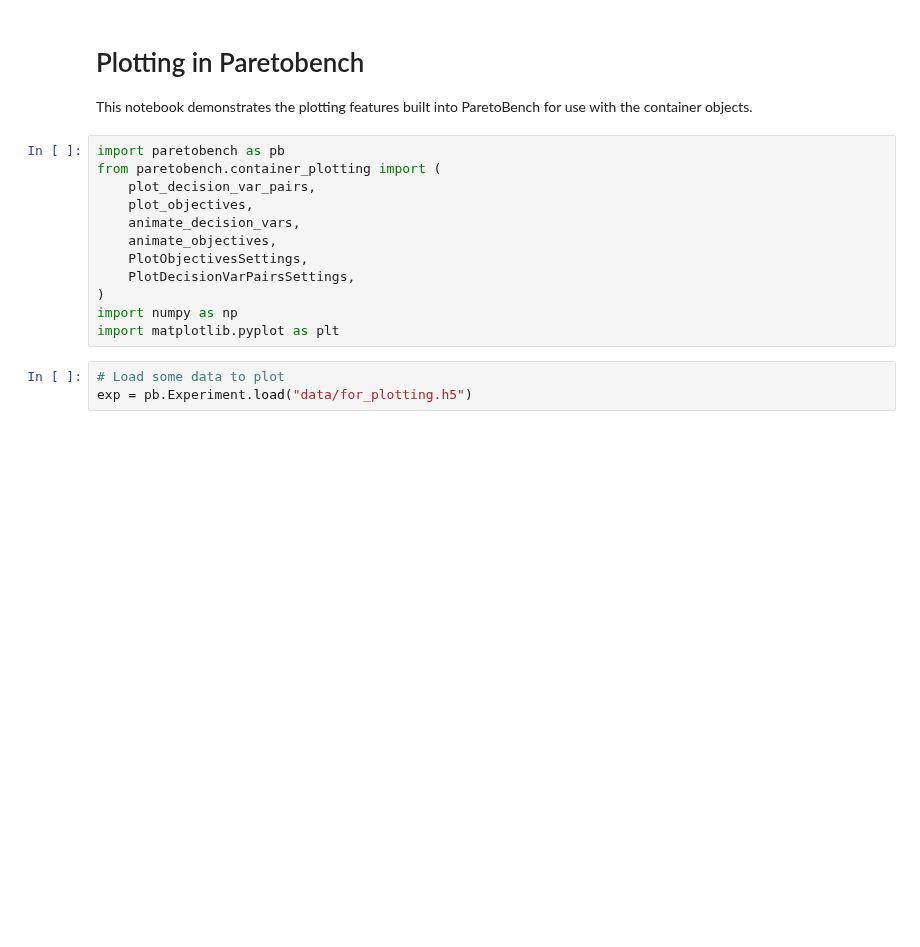
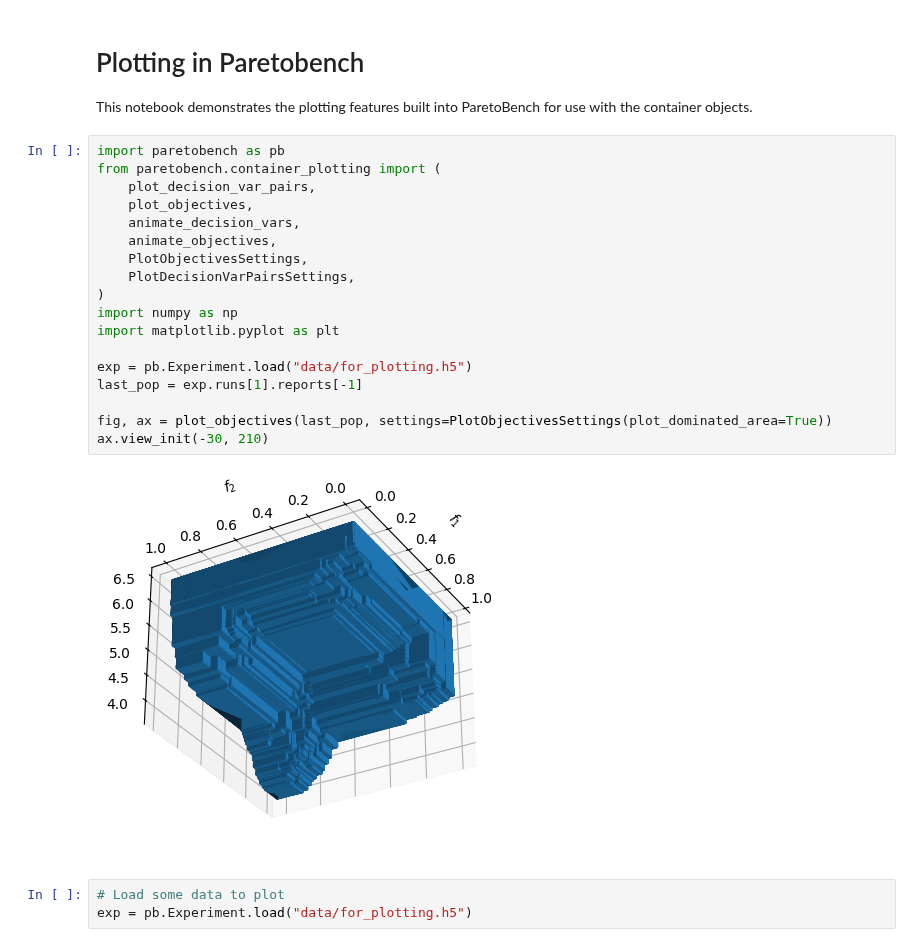
Before and after one commit to electronsandstuff/ParetoBench, a Jupyter notebook: example_notebooks/plotting.ipynb, the cells around one changed output. Cells and saved outputs as stored; diff of their text form; blank space fills up the shorter version.

Commit message:
start buliding 3D attainment surface plotting

```diff
--- a/example_notebooks/plotting.ipynb
+++ b/example_notebooks/plotting.ipynb
@@ -4,15 +4,23 @@ This notebook demonstrates the plotting features built into ParetoBench for use
 # %%
 import paretobench as pb
 from paretobench.container_plotting import (
     plot_decision_var_pairs,
     plot_objectives,
     animate_decision_vars,
     animate_objectives,
     PlotObjectivesSettings,
     PlotDecisionVarPairsSettings,
 )
 import numpy as np
 import matplotlib.pyplot as plt
+
+exp = pb.Experiment.load("data/for_plotting.h5")
+last_pop = exp.runs[1].reports[-1]
+
+fig, ax = plot_objectives(last_pop, settings=PlotObjectivesSettings(plot_dominated_area=True))
+ax.view_init(-30, 210)
+# %% [output]
+[figure, added]
 # %%
 # Load some data to plot
 exp = pb.Experiment.load("data/for_plotting.h5")
```
Also changed, not shown: parts of 1 cell of this notebook, 1 other file.
